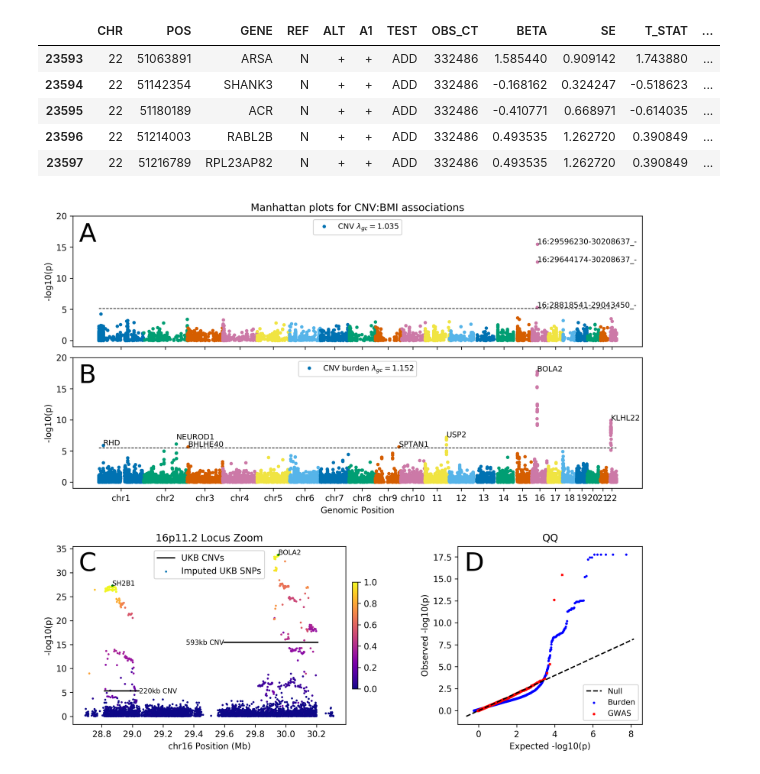
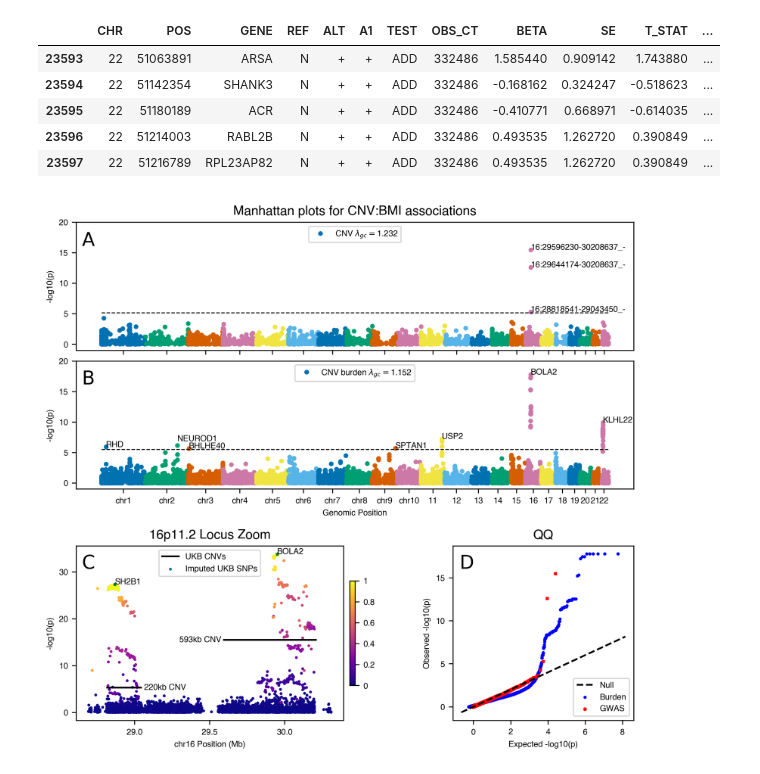
Before and after one commit to priestlab/cnv-ukb, a Jupyter notebook: figures/Figure3-BMI.ipynb, the cells around one changed output. Saved outputs shown, nothing was run; the diff lists cells and outputs as text; code cells hidden in the pictures.

```diff
--- a/figures/Figure3-BMI.ipynb
+++ b/figures/Figure3-BMI.ipynb
@@ -1,9 +1,10 @@
 # %%
 import numpy as np
 import pandas as pd
-import matplotlib.pyplot as plt
+from matplotlib import font_manager as fm, pyplot as plt, rcParams
 import seaborn as sns
 plt.style.use('seaborn-colorblind')
+helv=fm.FontProperties(fname='helvetica.ttf')
 from scipy.stats import *
 # %%
 bmi_gwas = pd.read_table("/oak/stanford/groups/mrivas/ukbb24983/cnv/gwas/9796/24611/white_british/ukb24983_v2.INI21001.cnv.PHENO1.glm.linear",
@@ -35,8 +36,8 @@ bmi_burden.tail()
 | 23597 | 22 | 51216789 | RPL23AP82 | N | + | + | ADD | 332486 | 0.493535 | 1.262720 | 0.390849 | ... |
 # %%
 nx,ny=12,11
-
-fig  = plt.figure(figsize=(nx,ny), dpi=300)
+frac=8.5/12
+fig  = plt.figure(figsize=(nx*frac,ny*frac), dpi=300)
 grid = plt.GridSpec(ny,nx,hspace=0.3)
 
 # use this for manhattan plot
@@ -88,16 +89,18 @@ plt.plot([bmi_gwas['X'].min(), bmi_gwas['X'].max()], [mlp_star, mlp_star],
 
 # annotate significant variants
 for [n,x,p] in bmi_gwas[bmi_gwas['P'] < p_star].loc[:,['SNP','X','P']].values.tolist():
-    plt.annotate(n, [x, -np.log10(p)], fontsize=9)
+    plt.annotate(n, [x, -np.log10(p)], fontsize=7, fontproperties=helv)
 
 # labels
-plt.title('Manhattan plots for CNV:BMI associations')
-plt.xticks([chrlentot[c] + (chrlentot[c+1]-chrlentot[c])/2 for c in range(22)], ['' for _ in range(22)])
+plt.title('Manhattan plots for CNV:BMI associations', fontproperties=helv, fontsize=11)
+plt.yticks(fontproperties=helv, fontsize=7)
+plt.xticks([chrlentot[c] + (chrlentot[c+1]-chrlentot[c])/2 for c in range(22)],
+           ['' for _ in range(22)], fontproperties=helv)
 plt.legend([''.join(['CNV ', '$\lambda_{gc}=$',
-                     '{:.3f}'.format(np.median(chi2.ppf(1-bmi_gwas['P'].values, 1))/chi2.ppf(0.5,1))])],
-           loc=9, fontsize=9)
+                    '{:.3f}'.format(np.median(1-chi2.ppf(bmi_gwas['P'].values, 1))/chi2.ppf(0.5,1))])],
+           loc=9, fontsize=7, prop=helv)
 plt.ylim((-1,20))
-plt.ylabel('-log10(p)')
+plt.ylabel('-log10(p)', fontproperties=helv)
 
 ##################
 # B: Burden Test #
@@ -115,7 +118,6 @@ for c in range(1,23):
 
 # add significance line
 p_star_b = 0.05/bmi_burden.shape[0]
-# p_star_b = max([p for i,p in enumerate(sorted(bmi_burden['P'].values)) if p < (0.05*(i+0.5))/bmi_burden.shape[0]])
 mlp_star = -np.log10(p_star_b)
 plt.plot([bmi_burden['X'].min(), bmi_burden['X'].max()], [mlp_star, mlp_star],
          'k--', linewidth=0.8)
@@ -127,18 +129,20 @@ for [c,n,x,p] in bmi_burden[bmi_burden['P'] < p_star_b].loc[:,['CHR','GENE','X',
         if c == 16 and n != "BOLA2": # several tied lead variants
             continue
         pad=0.7*int(n == 'NEUROD1')
-        plt.annotate(n, [x, -np.log10(p) + pad], fontsize=9)
+        plt.annotate(n, [x, -np.log10(p) + pad], fontsize=7, fontproperties=helv)
         chr_seen.append(c)
 
 # labels
-plt.xlabel('Genomic Position')
+plt.xlabel('Genomic Position', fontproperties=helv)
 plt.xticks([chrlentot[c] + (chrlentot[c+1]-chrlentot[c])/2 for c in range(22)],
-           ['chr{}'.format(c+1) if c < 10 else str(c+1) for c in range(22)])
+           ['chr{}'.format(c+1) if c < 10 else str(c+1) for c in range(22)],
+          fontsize=7, fontproperties=helv)
+plt.yticks(fontsize=7, fontproperties=helv)
 plt.legend([''.join(['CNV burden ', '$\lambda_{gc}=$',
                      '{:.3f}'.format(np.median(chi2.ppf(1-bmi_burden['P'].values, 1))/chi2.ppf(0.5,1))])],
-           loc=9, fontsize=9)
+           loc=9, fontsize=7, prop=helv)
 plt.ylim((-1,20))
-plt.ylabel('-log10(p)')
+plt.ylabel('-log10(p)', fontproperties=helv)
 
 #################
 # C: Locus Zoom #
@@ -172,50 +176,58 @@ for i,row in special.iterrows():
     # in spite of the variable name, the TMEM variant (rs12716975) is an intronic cis-eQTL for BOLA2:
     # http://eqtl.rc.fas.harvard.edu/eqtlbrowser/mrcau133list/10113
     gene = 'SH2B1' if row['ID'] == '16:28868962_C_G' else 'BOLA2'
-    plt.annotate(gene, [row['POS'], row['mlog10p']], fontsize=8)
-
+    plt.annotate(gene, [row['POS'], row['mlog10p']], fontsize=7, fontproperties=helv)
 
 # add CNV
-lpad=0.247000
+lpad=0.297000
 hpad=0.5
 plt.plot([28.818541, 29.043450], [-np.log10(5.087900e-06), -np.log10(5.087900e-06)], 'k-')
 
 # legends and info
-plt.annotate('220kb CNV', [29.043450, -np.log10(5.087900e-06) - hpad], fontsize=8)
-plt.legend(['UKB CNVs', 'Imputed UKB SNPs'], loc=9)
-plt.colorbar(r2color, pad=0.02, shrink=0.6)
+plt.annotate('220kb CNV', [29.043450+0.02, -np.log10(5.087900e-06) - hpad], fontsize=7, fontproperties=helv)
+plt.legend(['UKB CNVs', 'Imputed UKB SNPs'], loc=9, fontsize=7, prop=helv)
+cb=plt.colorbar(r2color, pad=0.02, shrink=0.6)
+cb.ax.set_yticklabels([0,0.2,0.4,0.6,0.8,1], fontsize=7, fontproperties=helv)
 plt.plot([29.596230, 30.208637], [-np.log10(3.357230e-16), -np.log10(3.357230e-16)], 'k-')
-plt.annotate('593kb CNV', [29.596230 - lpad, -np.log10(3.357230e-16) - hpad], fontsize=8)
+plt.annotate('593kb CNV', [29.596230 - lpad, -np.log10(3.357230e-16) - hpad],
+             fontsize=7, fontproperties=helv)
 
 # labels
-plt.ylabel('-log10(p)'), plt.xlabel('chr16 Position (Mb)'), plt.title('16p11.2 Locus Zoom')
+plt.ylabel('-log10(p)', fontproperties=helv)
+plt.xlabel('chr16 Position (Mb)', fontproperties=helv)
+plt.yticks(fontsize=7, fontproperties=helv)
+plt.xticks(fontsize=7, fontproperties=helv)
+plt.title('16p11.2 Locus Zoom', fontsize=11, fontproperties=helv)
 
 ##################
 # D: QQ for GWAS #
 ##################
 ax = fig.add_subplot(grid[7:,8:])
 
 qq1,l1 = probplot(-np.log10(bmi_gwas['P'].values), dist=expon) #, plot=ax, markersize=2)
 qq2,l2 = probplot(-np.log10(bmi_burden['P'].values), dist=expon)
 for qq,l,m,s,c in [(qq2,l2,'o',3,'b'), (qq1,l1,'x',5,'r')]:
     plt.scatter(qq[0]*l[0] + l[1],qq[1],s=s,marker=m,color=c)
 plt.plot(ax.get_xlim(),ax.get_xlim(),'k--')
+
 # labels
-plt.legend(['Null','Burden','GWAS'],fontsize=9,loc=4)
-plt.ylabel('Observed -log10(p)')
-plt.xlabel('Expected -log10(p)')
-plt.title('QQ')
+plt.legend(['Null','Burden','GWAS'],fontsize=7,loc=4,prop=helv)
+plt.ylabel('Observed -log10(p)', fontproperties=helv)
+plt.xlabel('Expected -log10(p)', fontproperties=helv)
+plt.yticks(fontsize=7, fontproperties=helv)
+plt.xticks(fontsize=7, fontproperties=helv)
+plt.title('QQ', fontproperties=helv, fontsize=11)
 
 # add labels
-fig.text(0.133, 0.842, 'A', fontsize=30)
-fig.text(0.133, 0.632, 'B', fontsize=30)
-fig.text(0.133, 0.353, 'C', fontsize=30)
-fig.text(0.658, 0.353, 'D', fontsize=30)
+fig.text(0.133, 0.844, 'A', fontsize=16)
+fig.text(0.133, 0.634, 'B', fontsize=16)
+fig.text(0.133, 0.355, 'C', fontsize=16)
+fig.text(0.658, 0.355, 'D', fontsize=16)
 
 # done
 plt.savefig('Figure3.pdf')
 plt.show()
 # %% [output]
-[figure, old version]
+[figure, new version]
 # %%
 bmi_gwas.query('P < 8e-6').head()
```
Also changed, not shown: parts of 7 cells of this notebook, 4 other files.
